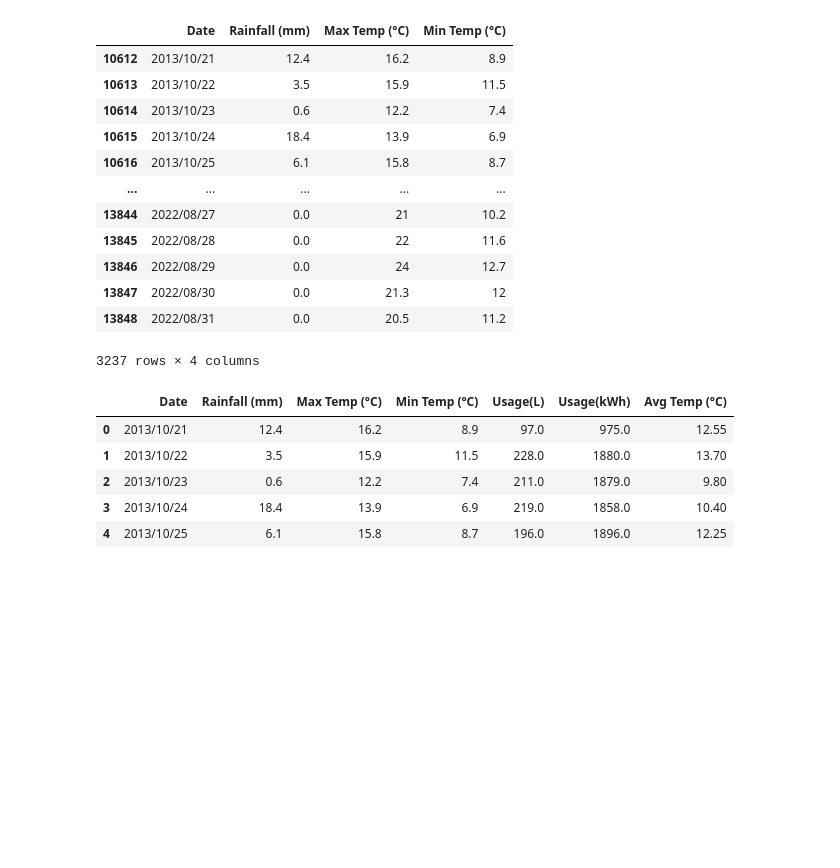
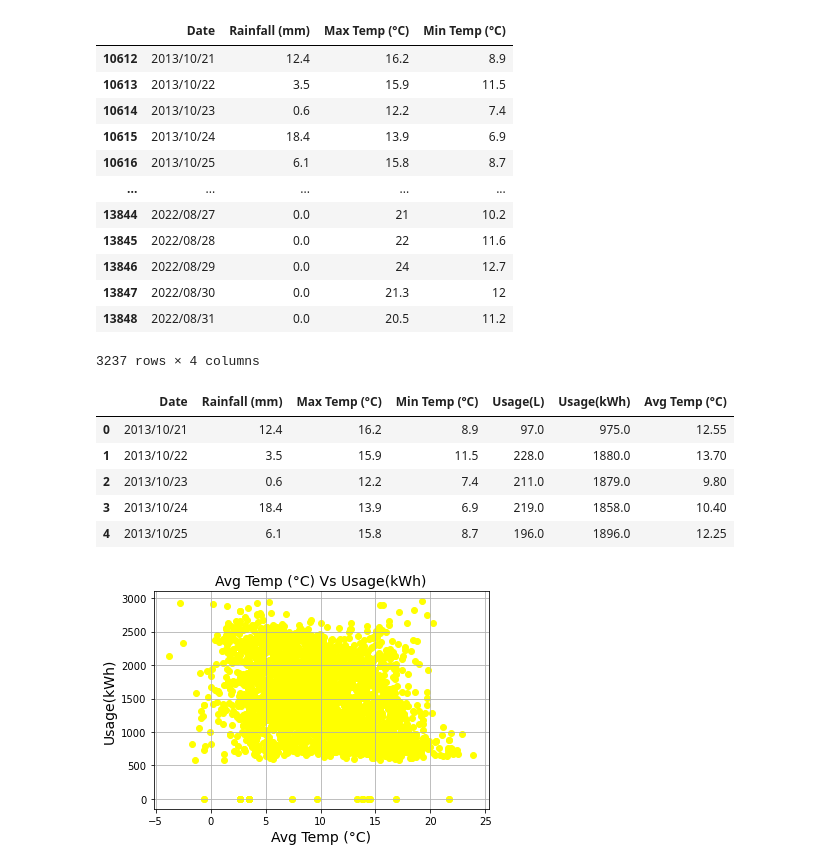
Before and after one commit to arnas-mag/3rd_Year_Project, a Jupyter notebook: written_documents/Water_and_Power_Prediction.ipynb, the cells around one changed output. Cells and saved outputs as stored; diff of their text form; code cells hidden in the pictures; blank space fills up the shorter version.

```diff
--- a/written_documents/Water_and_Power_Prediction.ipynb
+++ b/written_documents/Water_and_Power_Prediction.ipynb
@@ -114,3 +116,15 @@ alldata.head(5)
 | 2 | 2013/10/23 | 0.6 | 12.2 | 7.4 | 211.0 | 1879.0 | 9.80 |
 | 3 | 2013/10/24 | 18.4 | 13.9 | 6.9 | 219.0 | 1858.0 | 10.40 |
 | 4 | 2013/10/25 | 6.1 | 15.8 | 8.7 | 196.0 | 1896.0 | 12.25 |
+# %%
+# Making a scatter plot to test for correlation
+# 1611 is a big outlier so we need to remove it
+alldata.drop([1611], axis=0, inplace=True)
+plt.scatter(alldata['Avg Temp (°C)'], alldata['Usage(kWh)'], color='yellow')
+plt.title('Avg Temp (°C) Vs Usage(kWh)', fontsize=14)
+plt.xlabel('Avg Temp (°C)', fontsize=14)
+plt.ylabel('Usage(kWh)', fontsize=14)
+plt.grid(True)
+plt.show()
+# %% [output]
+[figure, added]
```
Also changed, not shown: parts of 4 cells of this notebook.
